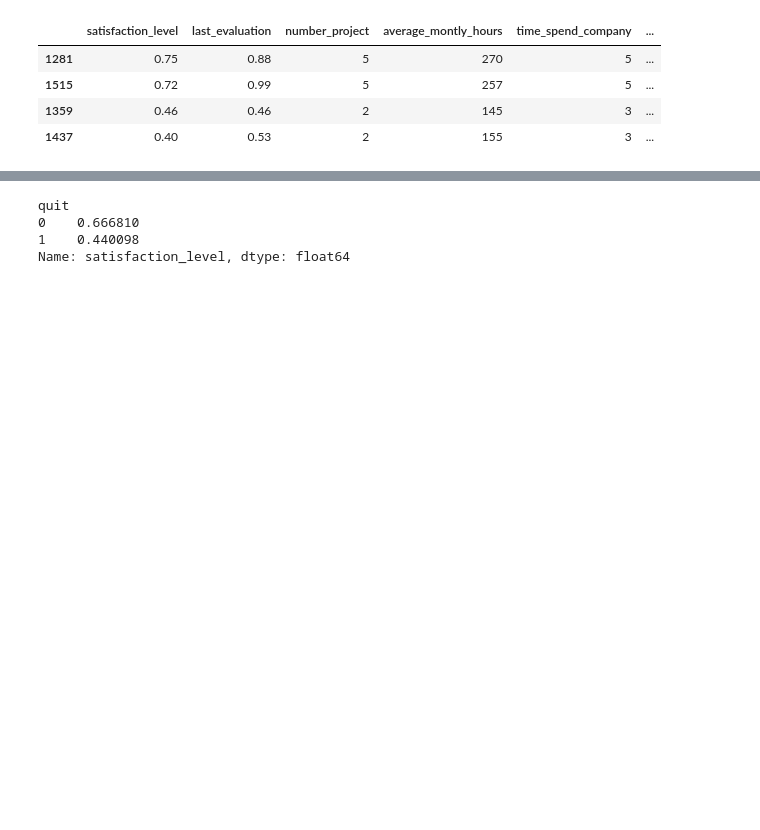
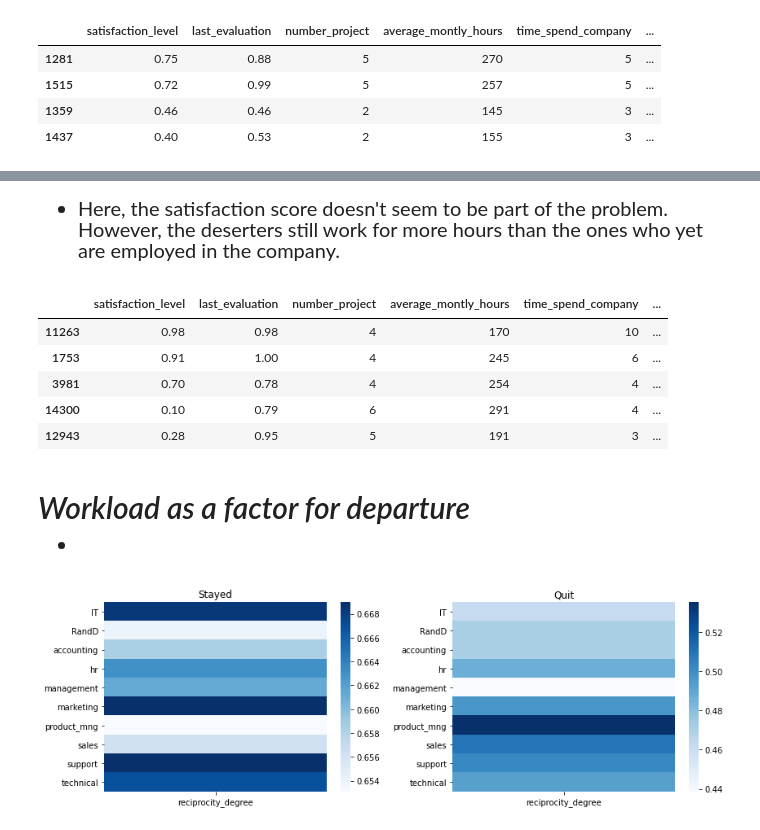
Before and after one commit to felipesveiga/Employee-Turnover, a Jupyter notebook: turnover.ipynb, the cells around one changed output, grey strips where cells are left out. Cells and saved outputs as stored; diff of their text form; code cells hidden in the pictures; blank space fills up the shorter version.

Commit message:
Workload

```diff
--- a/turnover.ipynb
+++ b/turnover.ipynb
@@ -223,7 +289,44 @@ only_0[(only_0['department']=='support') & (only_0['salary']=='high')]
+# %% [markdown]
+<div>
+    <ul style='font-size:20px'>
+        <li>
+            Here, the satisfaction score doesn't seem to be part of the problem. However, the deserters still work for more hours than the ones who yet are employed in the company.
+        </li>
+    </ul>
+</div>
 # %%
-employee_data.groupby('quit')['satisfaction_level'].mean()
+train.head()#.groupby('quit')['satisfaction_level'].mean()
 # %% [output]
-quit
-0    0.666810
-1    0.440098
-Name: satisfaction_level, dtype: float64
+|  | satisfaction_level | last_evaluation | number_project | average_montly_hours | time_spend_company | ... |
+| 11263 | 0.98 | 0.98 | 4 | 170 | 10 | ... |
+| 1753 | 0.91 | 1.00 | 4 | 245 | 6 | ... |
+| 3981 | 0.70 | 0.78 | 4 | 254 | 4 | ... |
+| 14300 | 0.10 | 0.79 | 6 | 291 | 4 | ... |
+| 12943 | 0.28 | 0.95 | 5 | 191 | 3 | ... |
+# %% [markdown]
+<h3 style='font-size:30px;font-style:italic'> Workload as a factor for departure</h3>
+<div>
+    <ul style='font-size:20px'>
+        <li>
+        </li>
+    </ul>
+</div>
+# %%
+# Sorting the pivot tables by 'hr' and 'support' so the index order could be ['low', 'medium', 'high']
+projec_per_0 = pd.pivot_table(data = only_0, index='department', values='reciprocity_degree')#.sort_values(by='hr')
+projec_per_1 = pd.pivot_table(data = only_1, index='department', values='reciprocity_degree')#.sort_values(by='support')
+# %%
+plt.figure(figsize=(12,4))
+plt.subplot(121)
+sns.heatmap(projec_per_0, cmap='Blues')
+plt.xlabel(None)
+plt.ylabel(None)
+plt.title('Stayed')
+plt.subplot(122)
+sns.heatmap(projec_per_1, cmap='Blues')
+plt.xlabel(None)
+plt.ylabel(None)
+plt.title('Quit')
+plt.tight_layout()
+# %% [output]
+[figure, added]
```
Also changed, not shown: parts of 11 cells of this notebook.
